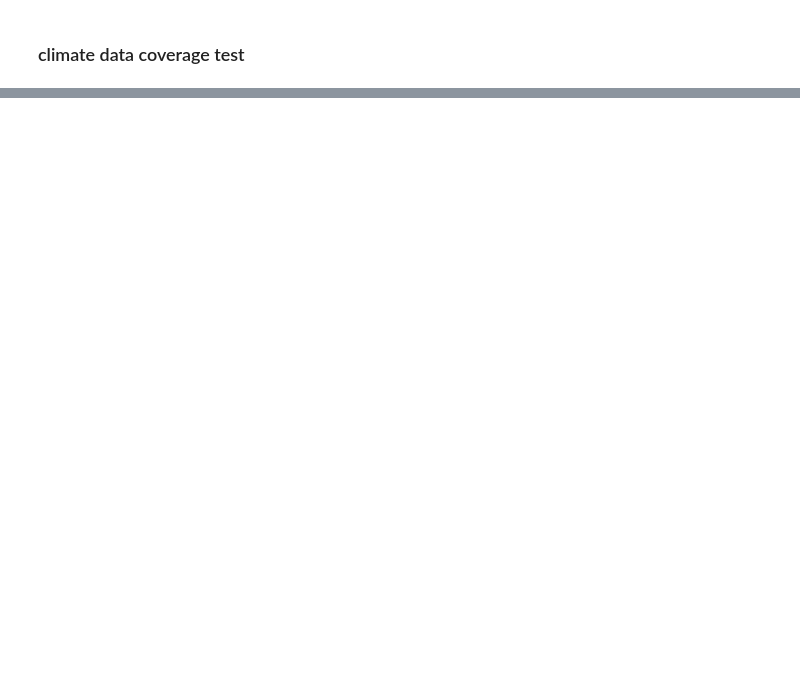
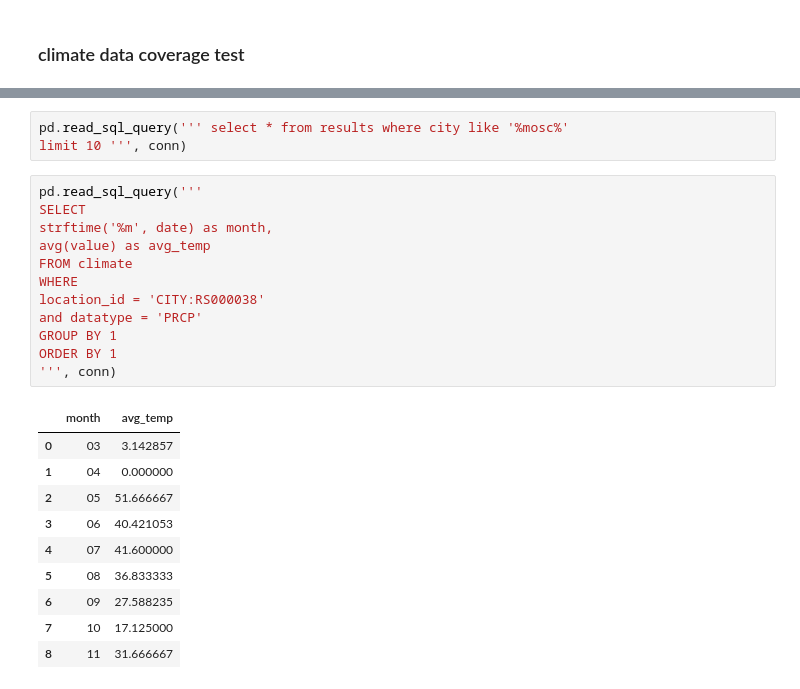
Before and after one commit to Mark-Rozenberg/Foobal-Climate, a Jupyter notebook: climate.ipynb, the cells around one changed output, grey strips where cells are left out. Drawn from its saved outputs; the diff is of its cells as text; blank space fills up the shorter version.

```diff
--- a/climate.ipynb
+++ b/climate.ipynb
@@ -292,2 +296,28 @@ limit 3
+# %%
+pd.read_sql_query(''' select * from results where city like '%mosc%'
+limit 10 ''', conn)
+# %%
+pd.read_sql_query('''
+SELECT
+strftime('%m', date) as month,
+avg(value) as avg_temp
+FROM climate
+WHERE
+location_id = 'CITY:RS000038'
+and datatype = 'PRCP'
+GROUP BY 1
+ORDER BY 1
+''', conn)
+# %% [output]
+|  | month | avg_temp |
+| 0 | 03 | 3.142857 |
+| 1 | 04 | 0.000000 |
+| 2 | 05 | 51.666667 |
+| 3 | 06 | 40.421053 |
+| 4 | 07 | 41.600000 |
+| 5 | 08 | 36.833333 |
+| 6 | 09 | 27.588235 |
+| 7 | 10 | 17.125000 |
+| 8 | 11 | 31.666667 |
 # %%
 pd.read_sql_query('''
```
Also changed, not shown: parts of 23 cells of this notebook, 4 other files.
